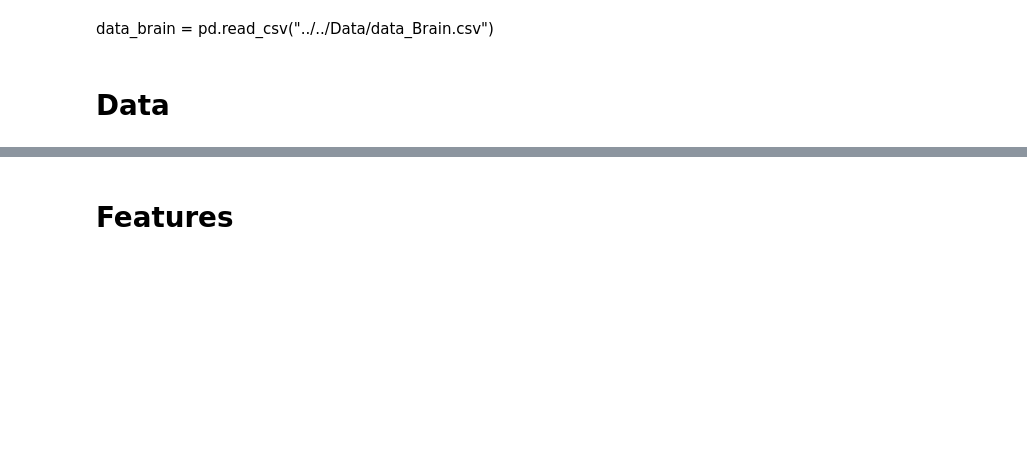
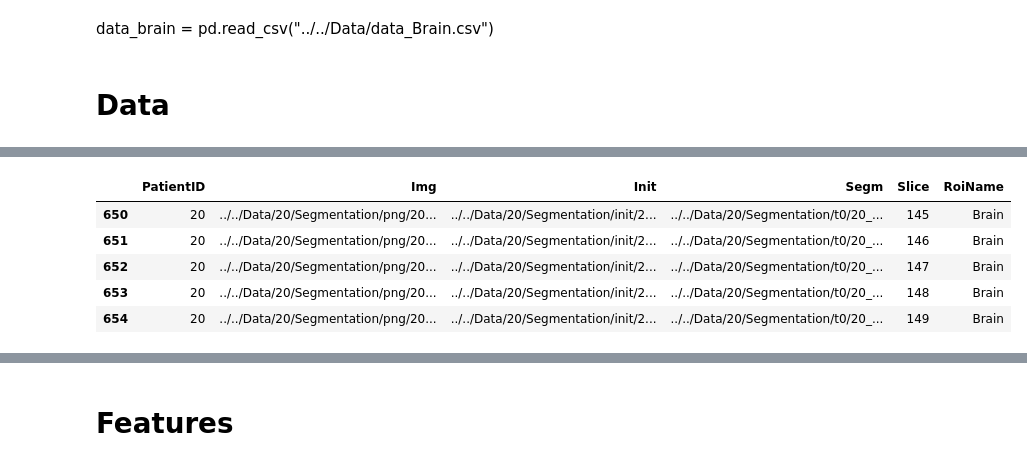
Before and after one commit to CarolineMagg/KidsBrainProject, a Jupyter notebook: support_vector_machine/svm_features.ipynb, the cells around one changed output, grey strips where cells are left out. Saved outputs shown, nothing was run; the diff lists cells and outputs as text; code cells hidden in the pictures; blank space fills up the shorter version.

```diff
--- a/support_vector_machine/svm_features.ipynb
+++ b/support_vector_machine/svm_features.ipynb
@@ -41,5 +64,13 @@ all_files
 # %%
-df = pd.read_csv("../../Data/data_Brain.csv", delimiter=';')
+#df = pd.read_csv("../../Data/data_Brain.csv", delimiter=';')
+df = pd.read_csv("../../Data/test_Brain.csv", delimiter=';')
 df.tail()
+# %% [output]
+|  | PatientID | Img | Init | Segm | Slice | RoiName |
+| 650 | 20 | ../../Data/20/Segmentation/png/20... | ../../Data/20/Segmentation/init/2... | ../../Data/20/Segmentation/t0/20_... | 145 | Brain |
+| 651 | 20 | ../../Data/20/Segmentation/png/20... | ../../Data/20/Segmentation/init/2... | ../../Data/20/Segmentation/t0/20_... | 146 | Brain |
+| 652 | 20 | ../../Data/20/Segmentation/png/20... | ../../Data/20/Segmentation/init/2... | ../../Data/20/Segmentation/t0/20_... | 147 | Brain |
+| 653 | 20 | ../../Data/20/Segmentation/png/20... | ../../Data/20/Segmentation/init/2... | ../../Data/20/Segmentation/t0/20_... | 148 | Brain |
+| 654 | 20 | ../../Data/20/Segmentation/png/20... | ../../Data/20/Segmentation/init/2... | ../../Data/20/Segmentation/t0/20_... | 149 | Brain |
 # %%
 df.loc[130]
```
Also changed, not shown: parts of 18 cells of this notebook, 2 other files.
